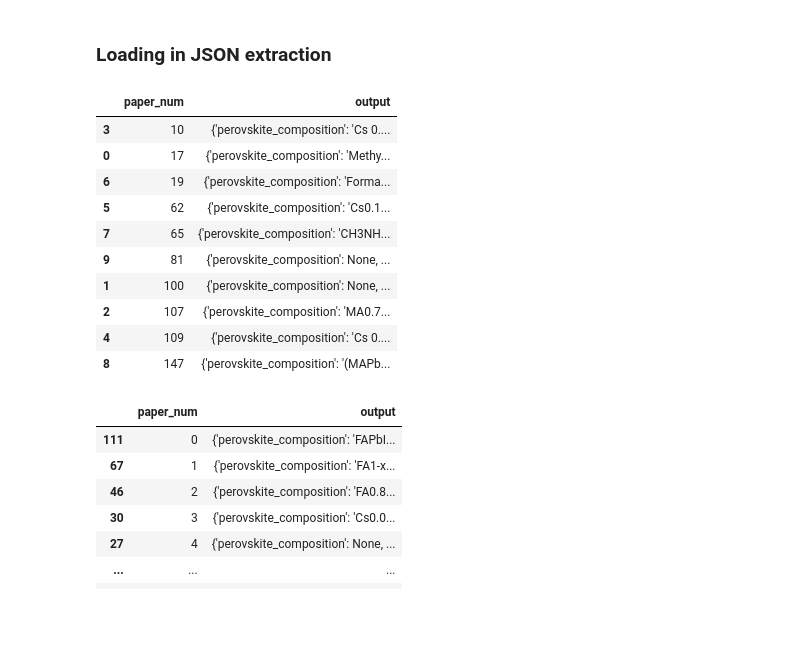
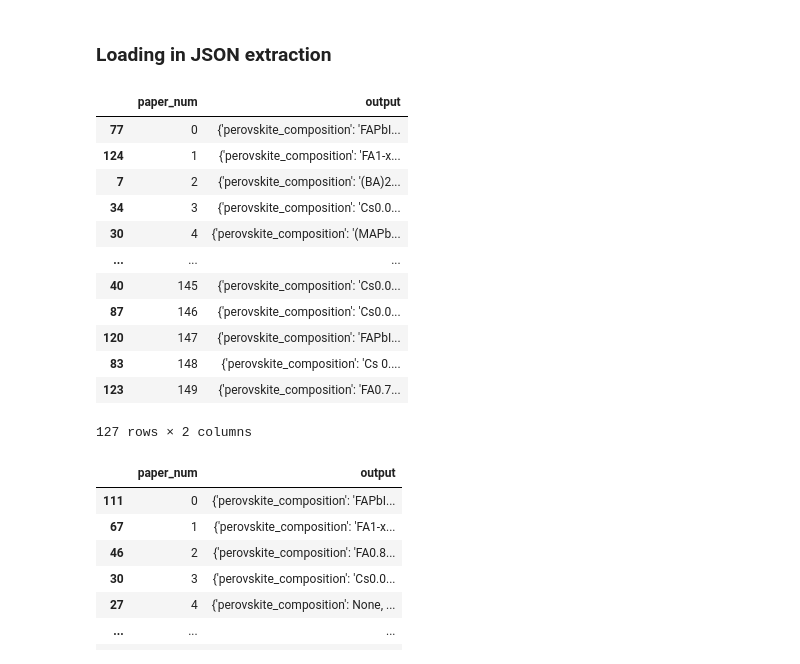
Before and after one commit to kanggunh/DSC180_B11_Q2, a Jupyter notebook: q1_submission_notebooks/evaluation_final.ipynb, the cells around one changed output. Drawn from its saved outputs; the diff is of its cells as text; code cells hidden in the pictures; blank space fills up the shorter version.

```diff
--- a/q1_submission_notebooks/evaluation_final.ipynb
+++ b/q1_submission_notebooks/evaluation_final.ipynb
@@ -194,26 +194,28 @@ def convert_efficiency_key(dict):
 # %%
 ## extraction performed by basemodel
 # Read JSON from a file
-with open("../data/deepseek_updateprompt_4.json", 'r') as f:
+with open("../data/output1.json", 'r') as f:
     extraction = json.load(f)
 
 extraction_base = pd.DataFrame(list(extraction.items()), columns=['paper_num', 'output'])
 extraction_base['paper_num'] = pd.to_numeric(extraction_base['paper_num'])
 extraction_base = extraction_base.sort_values('paper_num')
 extraction_base['output'] = extraction_base['output'].apply(include_passivating)
 extraction_base['output'] = extraction_base['output'].apply(convert_numeric)
 extraction_base['output'] = extraction_base['output'].apply(convert_efficiency)
 extraction_base
 # %% [output]
 |  | paper_num | output |
-| 3 | 10 | {'perovskite_composition': 'Cs 0.... |
-| 0 | 17 | {'perovskite_composition': 'Methy... |
-| 6 | 19 | {'perovskite_composition': 'Forma... |
-| 5 | 62 | {'perovskite_composition': 'Cs0.1... |
-| 7 | 65 | {'perovskite_composition': 'CH3NH... |
-| 9 | 81 | {'perovskite_composition': None, ... |
-| 1 | 100 | {'perovskite_composition': None, ... |
-| 2 | 107 | {'perovskite_composition': 'MA0.7... |
-| 4 | 109 | {'perovskite_composition': 'Cs 0.... |
-| 8 | 147 | {'perovskite_composition': '(MAPb... |
+| 77 | 0 | {'perovskite_composition': 'FAPbI... |
+| 124 | 1 | {'perovskite_composition': 'FA1-x... |
+| 7 | 2 | {'perovskite_composition': '(BA)2... |
+| 34 | 3 | {'perovskite_composition': 'Cs0.0... |
+| 30 | 4 | {'perovskite_composition': '(MAPb... |
+| ... | ... | ... |
+| 40 | 145 | {'perovskite_composition': 'Cs0.0... |
+| 87 | 146 | {'perovskite_composition': 'Cs0.0... |
+| 120 | 147 | {'perovskite_composition': 'FAPbI... |
+| 83 | 148 | {'perovskite_composition': 'Cs 0.... |
+| 123 | 149 | {'perovskite_composition': 'FA0.7... |
+127 rows × 2 columns
 # %%
```
Also changed, not shown: parts of 41 cells of this notebook, 1 other file.
